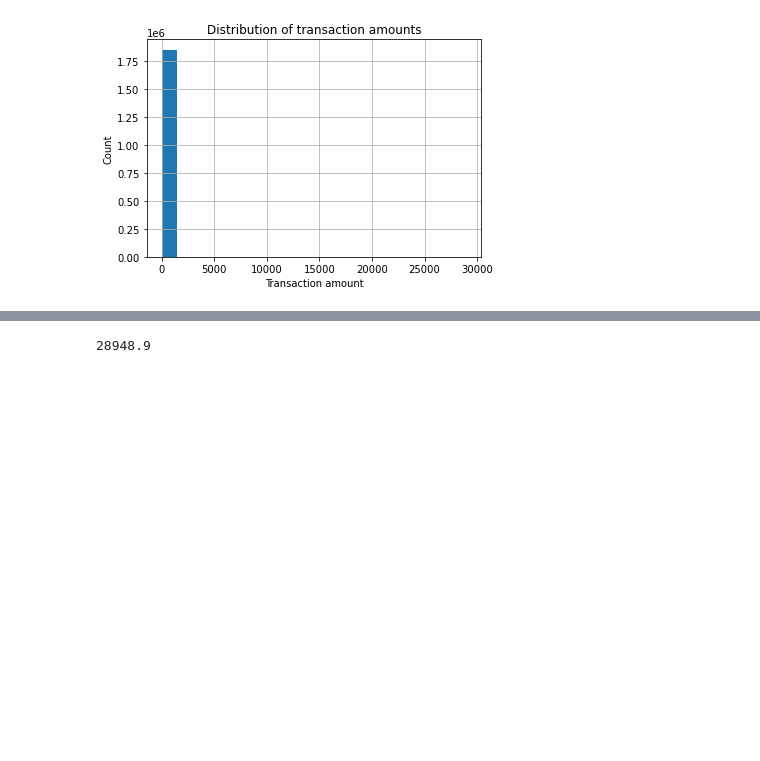
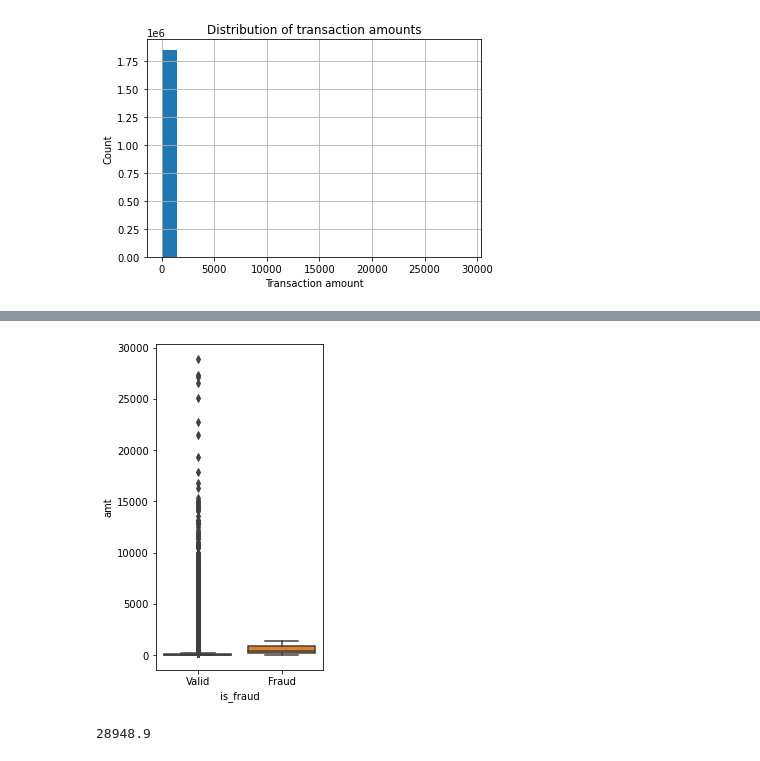
Before and after one commit to cchung106/Capstone-Two, a Jupyter notebook: Notebooks/01_data_wrangling.ipynb, the cells around one changed output, grey strips where cells are left out. Cells and saved outputs as stored; diff of their text form; code cells hidden in the pictures; blank space fills up the shorter version.

```diff
--- a/Notebooks/01_data_wrangling.ipynb
+++ b/Notebooks/01_data_wrangling.ipynb
@@ -250,3 +252,11 @@ Text(0.5, 1.0, 'Distribution of transaction amounts')
+# %%
+#construct separate boxplots for valid transactions and fraud transactions
+plt.figure(figsize=(3, 6))
+sns.boxplot(x=cc_data['is_fraud'], y = cc_data['amt'])
+plt.xticks([0, 1], ['Valid', 'Fraud'])
+plt.show()
+# %% [output]
+[figure, added]
 # %%
 cc_data['amt'].max()
 # %% [output]
```
Also changed, not shown: parts of 30 cells of this notebook, 1 other file.
